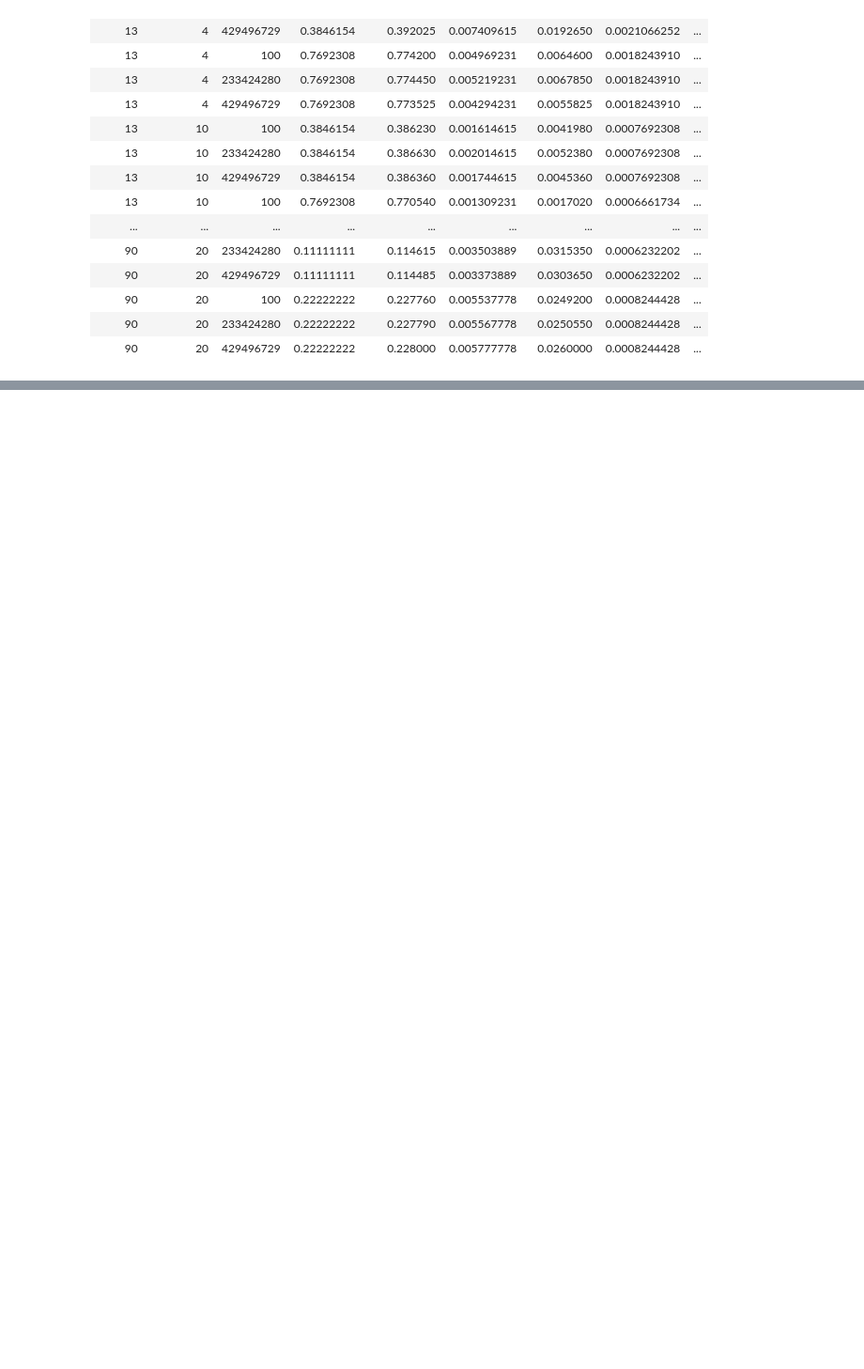
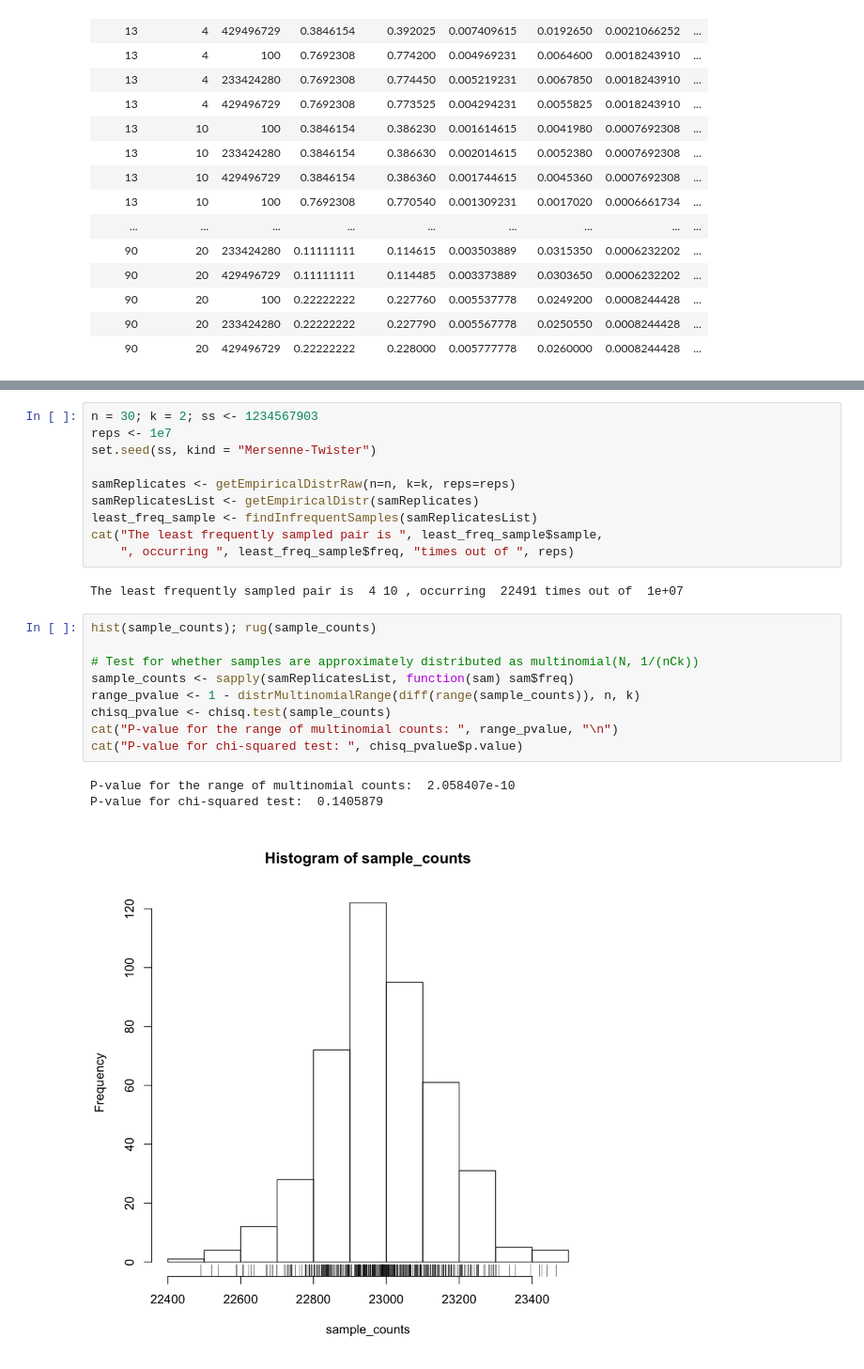
Before and after one commit to kellieotto/prngs-and-permutations, a Jupyter notebook: Code/sampleMeanBias_inR.ipynb, the cells around one changed output, grey strips where cells are left out. Shown: that part at 94% size. Drawn from its saved outputs; the diff is of its cells as text; blank space fills up the shorter version.

Commit message:
Add simulations with sample range and var

```diff
--- a/Code/sampleMeanBias_inR.ipynb
+++ b/Code/sampleMeanBias_inR.ipynb
@@ -239,0 +222,25 @@ cbind("Pop size" = nvalues,
+# %%
+n = 30; k = 2; ss <- 1234567903
+reps <- 1e7
+set.seed(ss, kind = "Mersenne-Twister")
+
+samReplicates <- getEmpiricalDistrRaw(n=n, k=k, reps=reps)
+samReplicatesList <- getEmpiricalDistr(samReplicates)
+least_freq_sample <- findInfrequentSamples(samReplicatesList)
+cat("The least frequently sampled pair is ", least_freq_sample$sample,
+    ", occurring ", least_freq_sample$freq, "times out of ", reps)
+# %% [output]
+The least frequently sampled pair is  4 10 , occurring  22491 times out of  1e+07
+# %%
+hist(sample_counts); rug(sample_counts)
+
+# Test for whether samples are approximately distributed as multinomial(N, 1/(nCk))
+sample_counts <- sapply(samReplicatesList, function(sam) sam$freq)
+range_pvalue <- 1 - distrMultinomialRange(diff(range(sample_counts)), n, k)
+chisq_pvalue <- chisq.test(sample_counts)
+cat("P-value for the range of multinomial counts: ", range_pvalue, "\n")
+cat("P-value for chi-squared test: ", chisq_pvalue$p.value)
+# %% [output]
+P-value for the range of multinomial counts:  2.058407e-10
+P-value for chi-squared test:  0.1405879
+[figure, added]
```
Also changed, not shown: parts of 8 cells of this notebook.
